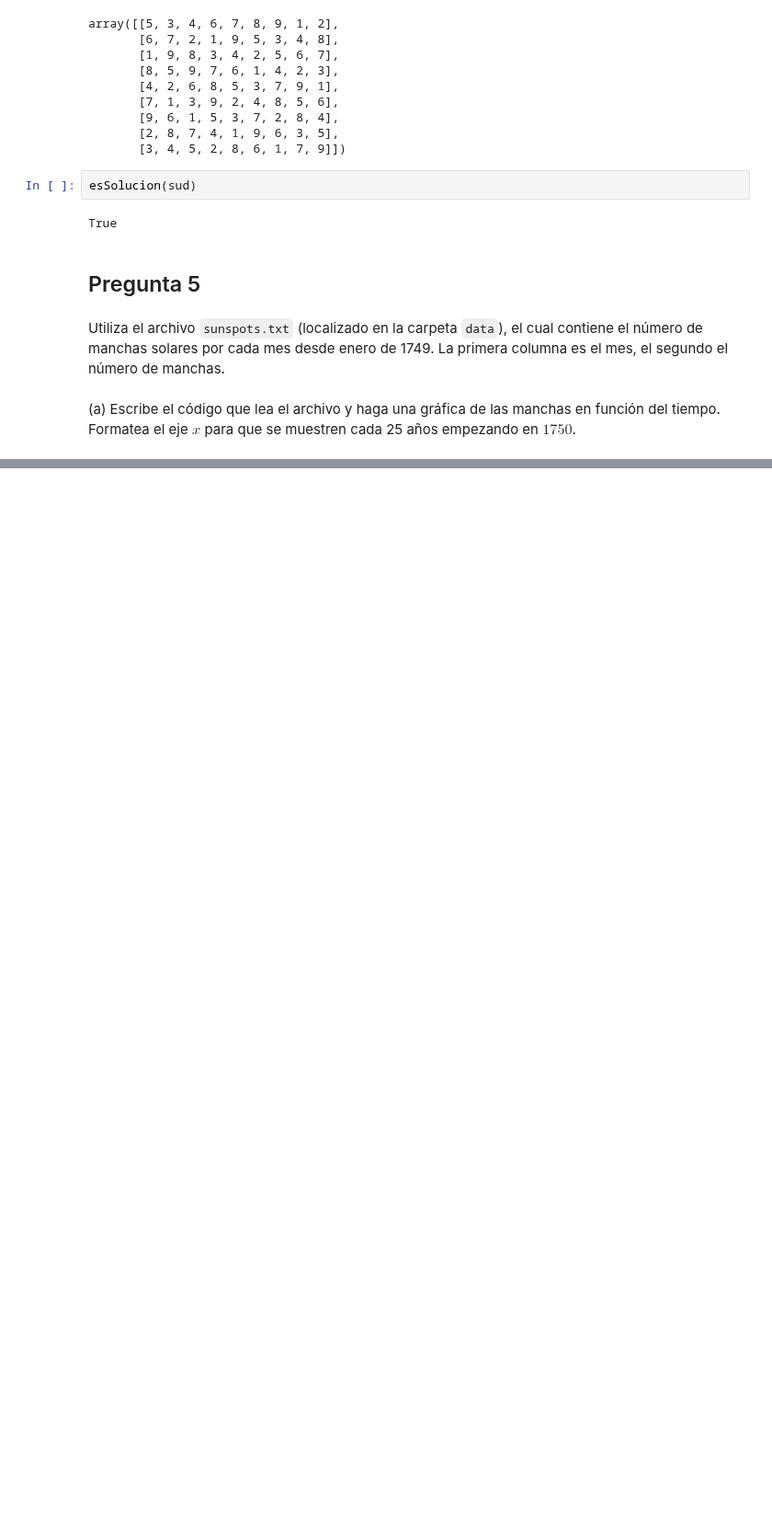
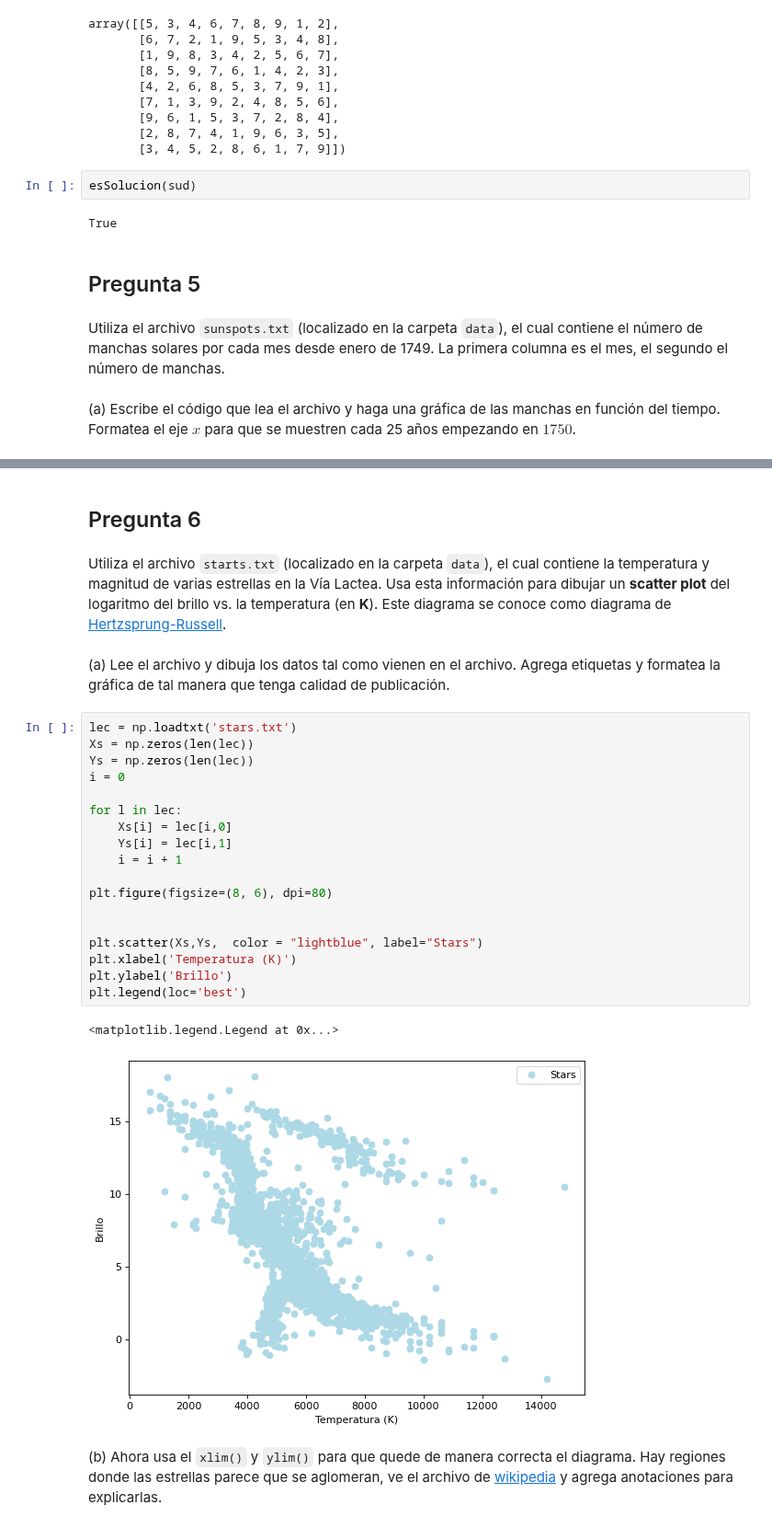
Before and after one commit to jesusigarmor/Matematicas-computacionales-fall2020, a Jupyter notebook: alumnos/dianaespinosar/Numpy_tarea.ipynb, the cells around one changed output, grey strips where cells are left out. Shown at 92% size. Drawn from its saved outputs; the diff is of its cells as text; blank space fills up the shorter version.

```diff
--- a/alumnos/dianaespinosar/Numpy_tarea.ipynb
+++ b/alumnos/dianaespinosar/Numpy_tarea.ipynb
@@ -318,0 +376,29 @@ Utiliza el archivo `sunspots.txt` (localizado en la carpeta `data`), el cual con
+# %% [markdown]
+## Pregunta 6
+# %% [markdown]
+Utiliza el archivo `starts.txt` (localizado en la carpeta `data`), el cual contiene la temperatura y magnitud de varias estrellas en la Vía Lactea.  Usa esta información para dibujar un **scatter plot** del logaritmo del brillo vs. la temperatura (en **K**). Este diagrama se conoce como diagrama de [Hertzsprung-Russell](http://en.wikipedia.org/wiki/Hertzsprung%E2%80%93Russell_diagram).
+# %% [markdown]
+(a) Lee el archivo y dibuja los datos tal como vienen en el archivo. Agrega etiquetas y formatea la gráfica de tal manera que tenga calidad de publicación.
+# %%
+lec = np.loadtxt('stars.txt')
+Xs = np.zeros(len(lec))
+Ys = np.zeros(len(lec))
+i = 0
+
+for l in lec:
+    Xs[i] = lec[i,0]
+    Ys[i] = lec[i,1]
+    i = i + 1
+
+plt.figure(figsize=(8, 6), dpi=80)
+
+
+plt.scatter(Xs,Ys,  color = "lightblue", label="Stars")
+plt.xlabel('Temperatura (K)')
+plt.ylabel('Brillo')
+plt.legend(loc='best')
+# %% [output]
+<matplotlib.legend.Legend at 0x...>
+[figure, added]
+# %% [markdown]
+(b) Ahora usa el `xlim()` y  `ylim()` para que quede de manera correcta el diagrama. Hay regiones donde las estrellas parece que se aglomeran, ve el archivo de [wikipedia]( http://en.wikipedia.org/wiki/Hertzsprung%E2%80%93Russell_diagram) y agrega anotaciones para explicarlas.
```
Also changed, not shown: parts of 7 cells of this notebook, 3 other files.
